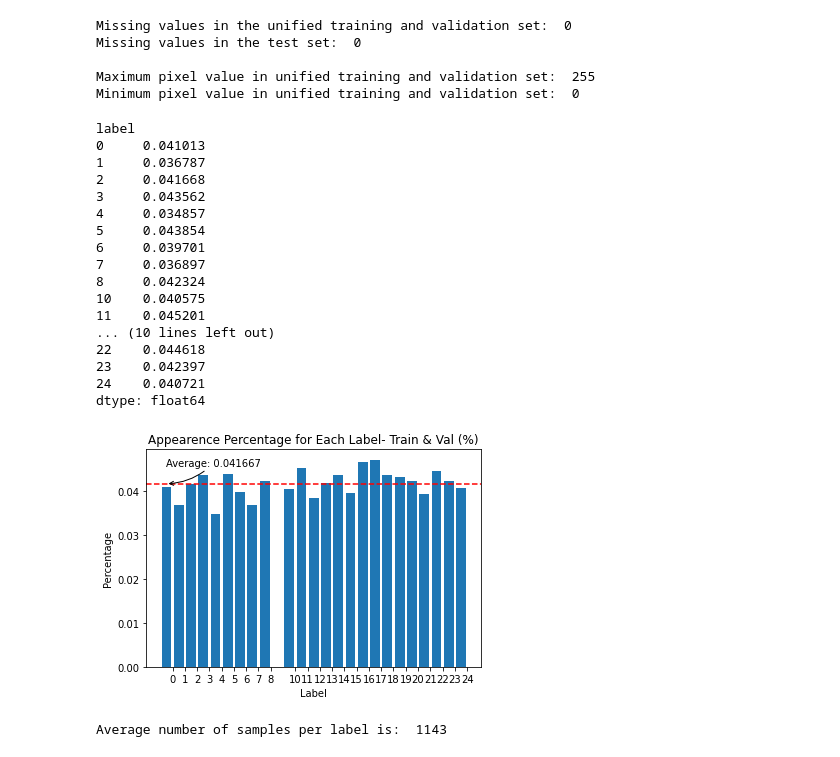
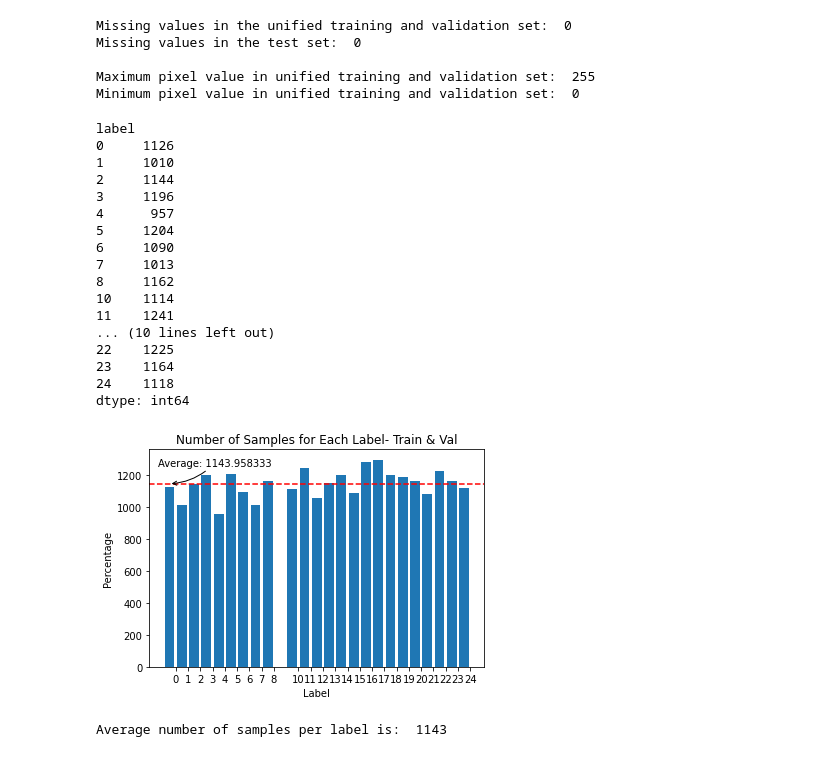
Before and after one commit to RonBartov/american-sign-language-image-classification, a Jupyter notebook: Copy_of_Deep_Learning_Final_Project_ASL_Classification.ipynb, the cells around one changed output. Saved outputs shown, nothing was run; the diff lists cells and outputs as text; code cells hidden in the pictures.

```diff
--- a/Copy_of_Deep_Learning_Final_Project_ASL_Classification.ipynb
+++ b/Copy_of_Deep_Learning_Final_Project_ASL_Classification.ipynb
@@ -282,33 +290,34 @@ Missing values in the test set:  0
 Maximum pixel value in unified training and validation set:  255
 Minimum pixel value in unified training and validation set:  0
 # %%
-# calculate the appearence percentage for each label in the unified training and validation set
+# calculate the number of sample for each label in the unified training and validation set
 count_label = df_train_val.groupby('label').size()
-count_label_percentage = count_label/len(df_train_val.axes[0])
-count_label_percentage
+count_label
+# count_label_percentage = count_label/len(df_train_val.axes[0])
+# count_label_percentage
 # %% [output]
 label
-0     0.041013
-1     0.036787
-2     0.041668
-3     0.043562
-4     0.034857
-5     0.043854
-6     0.039701
-7     0.036897
-8     0.042324
-10    0.040575
-11    0.045201
+0     1126
+1     1010
+2     1144
+3     1196
+4      957
+5     1204
+6     1090
+7     1013
+8     1162
+10    1114
+11    1241
 ... (10 lines left out)
-22    0.044618
-23    0.042397
-24    0.040721
-dtype: float64
+22    1225
+23    1164
+24    1118
+dtype: int64
 # %%
 # presenting appearence percentage for each label in a bar plot
-bar_graph_plot(count_label_percentage, x_label='Label',y_label='Percentage',Title='Appearence Percentage for Each Label- Train & Val (%)')
+bar_graph_plot(count_label, x_label='Label',y_label='Percentage',Title='Number of Samples for Each Label- Train & Val')
 # %% [output]
-[figure, old version]
+[figure, new version]
 # %%
 # calculate the distance from the average number of images per label (in terms of percentage)
 label_avg_count = count_label.sum()//24
```
Also changed, not shown: parts of 20 cells of this notebook.
